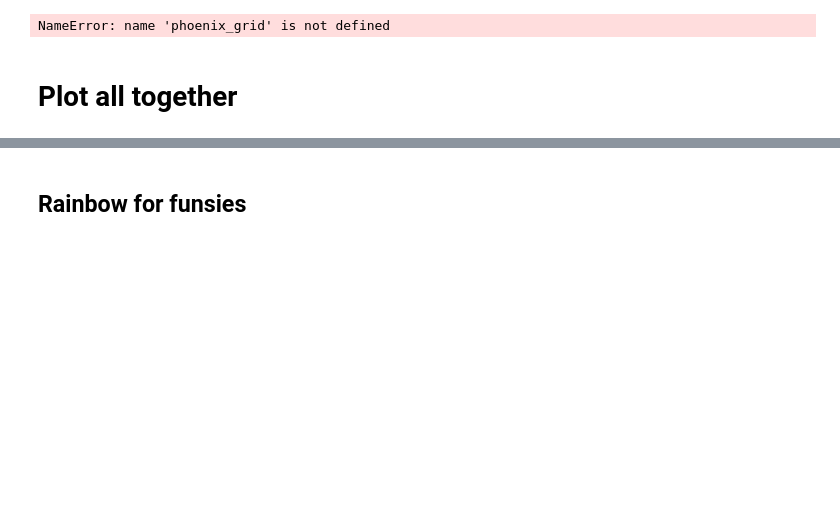
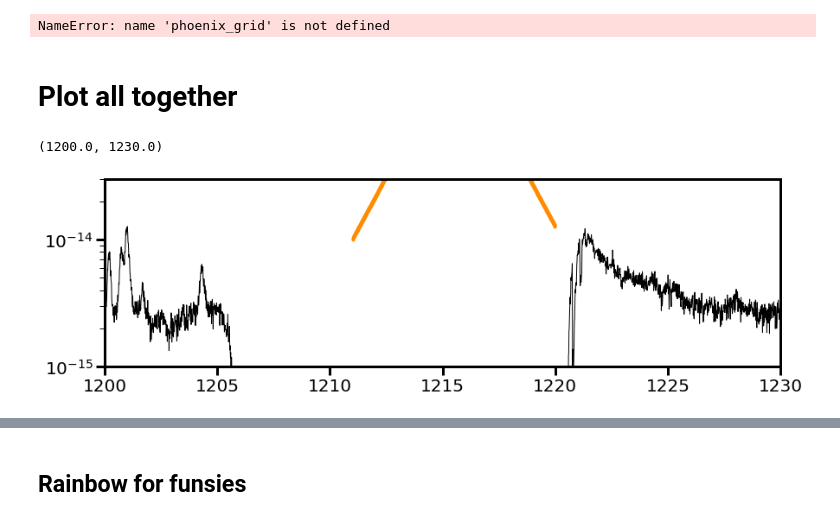
Before and after one commit to afeinstein20/cos_flares, a Jupyter notebook: notebooks/panchromatic_spectrum.ipynb, the cells around one changed output, grey strips where cells are left out. Drawn from its saved outputs; the diff is of its cells as text; code cells hidden in the pictures; blank space fills up the shorter version.

```diff
--- a/notebooks/panchromatic_spectrum.ipynb
+++ b/notebooks/panchromatic_spectrum.ipynb
@@ -403,6 +407,20 @@ def bb(wavelength, T):
     exp = (constants.h * constants.c) / (wavelength * constants.k_B * T)
     bfunc = frac * 1.0/(np.exp(exp) - 1.0)
     return bfunc.to(units.erg/units.cm**2/units.s/units.AA)
+# %%
+plt.figure(figsize=(14,4))
+q = cos_quiescent['flux_density']>0
+plt.plot(cos_quiescent['wavelength_AA'][q],
+        cos_quiescent['flux_density'][q],
+        c='k', lw=1)
+plt.plot(lyalpha['wavelength'],
+         lyalpha['flux'], 'darkorange', marker='.')
+plt.yscale('log')
+plt.ylim(1e-15, 3e-14)
+plt.xlim(1200,1230)
+# %% [output]
+(1200.0, 1230.0)
+[figure, added]
 # %%
 inds = np.array([0+5,  46-20,  92-25, 138-45, 184, 230+10],dtype=int)
 lw = 2
```
Also changed, not shown: parts of 12 cells of this notebook, 5 other files.
